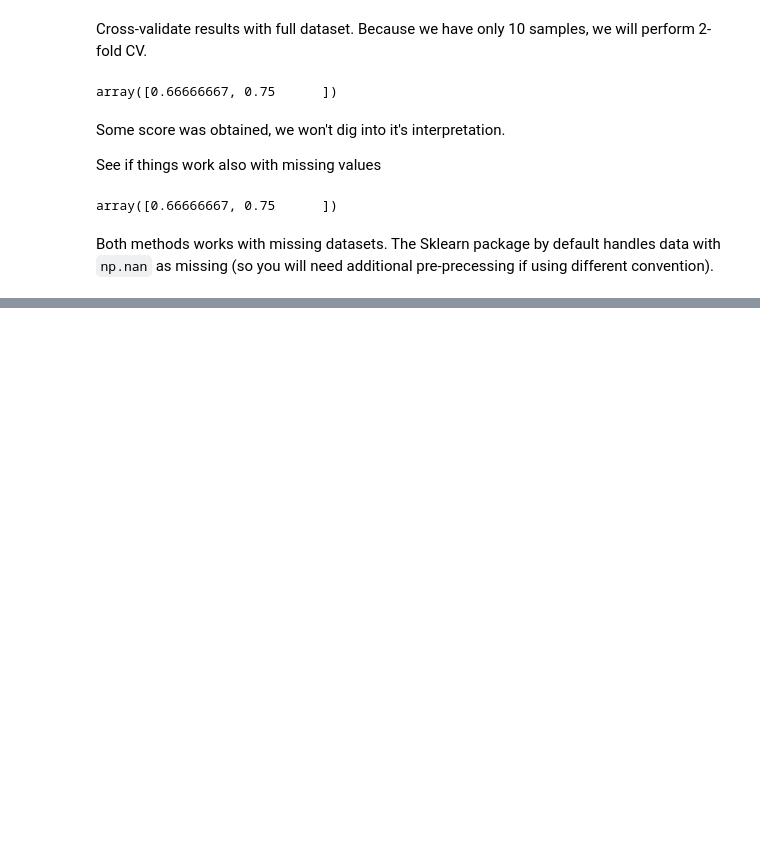
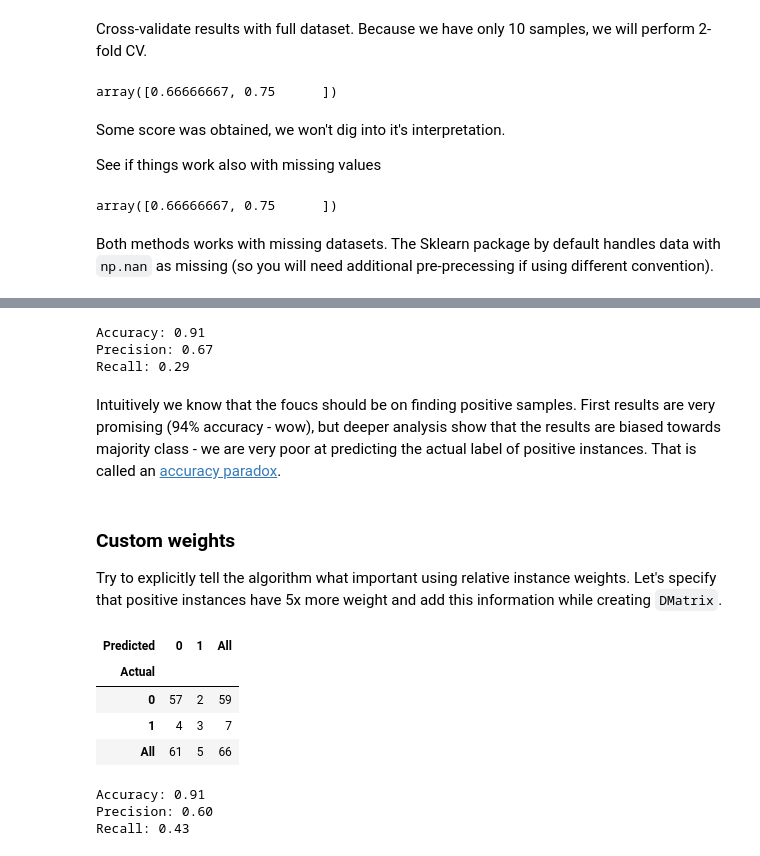
Before and after one commit to JKChang2015/Machine_Learning, a Jupyter notebook: XGBoost/Practical XGBoost.ipynb, the cells around one changed output, grey strips where cells are left out. Cells and saved outputs as stored; diff of their text form; code cells hidden in the pictures; blank space fills up the shorter version.

```diff
--- a/XGBoost/Practical XGBoost.ipynb
+++ b/XGBoost/Practical XGBoost.ipynb
@@ -881,0 +976,43 @@ Both methods works with missing datasets. The Sklearn package by default handles
+# %%
+print('Accuracy: {0:.2f}'.format(accuracy_score(y_test, y_test_preds)))
+print('Precision: {0:.2f}'.format(precision_score(y_test, y_test_preds)))
+print('Recall: {0:.2f}'.format(recall_score(y_test, y_test_preds)))
+# %% [output]
+Accuracy: 0.91
+Precision: 0.67
+Recall: 0.29
+# %% [markdown]
+Intuitively we know that the foucs should be on finding positive samples. First results are very promising (94% accuracy - wow), but deeper analysis show that the results are biased towards majority class - we are very poor at predicting the actual label of positive instances. That is called an [accuracy paradox](https://en.wikipedia.org/wiki/Accuracy_paradox?oldformat=true).
+# %% [markdown]
+### Custom weights<a name='custom_weights' />
+Try to explicitly tell the algorithm what important using relative instance weights. Let's specify that positive instances have 5x more weight and add this information while creating `DMatrix`.
+# %%
+weights = np.zeros(len(y_train))
+weights[y_train == 0] = 1
+weights[y_train == 1] = 5
+
+dtrain = xgb.DMatrix(X_train, label=y_train, weight=weights) # weights added
+dtest = xgb.DMatrix(X_test)
+# %%
+bst = xgb.train(params, dtrain, num_rounds)
+y_test_preds = (bst.predict(dtest) > 0.5).astype('int')
+# %%
+pd.crosstab(
+    pd.Series(y_test, name='Actual'),
+    pd.Series(y_test_preds, name='Predicted'),
+    margins=True
+)
+# %% [output]
+| Predicted | 0 | 1 | All |
+| Actual |  |  |  |
+| 0 | 57 | 2 | 59 |
+| 1 | 4 | 3 | 7 |
+| All | 61 | 5 | 66 |
+# %%
+print('Accuracy: {0:.2f}'.format(accuracy_score(y_test, y_test_preds)))
+print('Precision: {0:.2f}'.format(precision_score(y_test, y_test_preds)))
+print('Recall: {0:.2f}'.format(recall_score(y_test, y_test_preds)))
+# %% [output]
+Accuracy: 0.91
+Precision: 0.60
+Recall: 0.43
```
Also changed, not shown: parts of 19 cells of this notebook, 1 other file.
